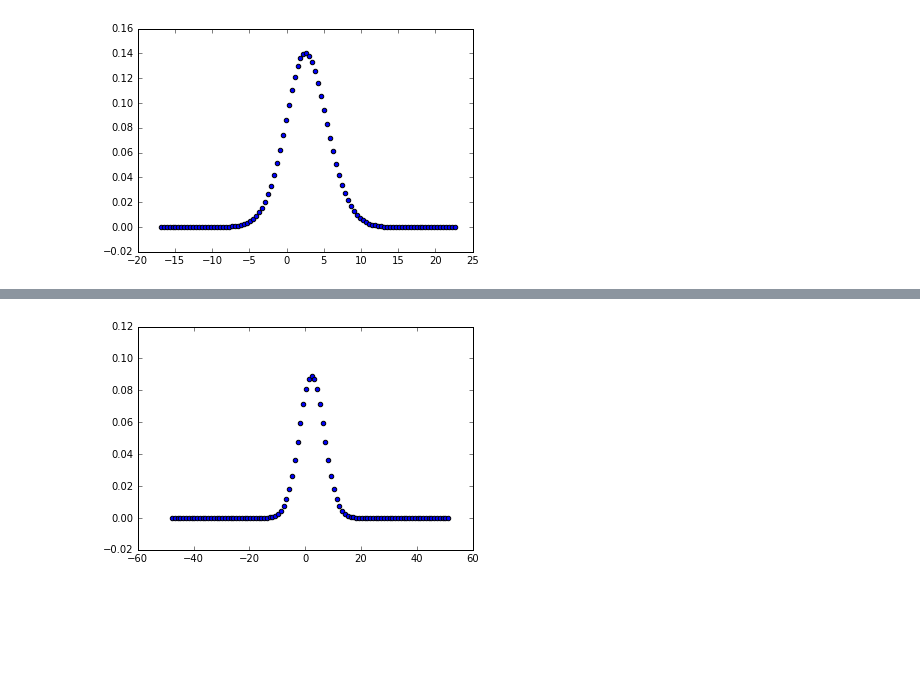
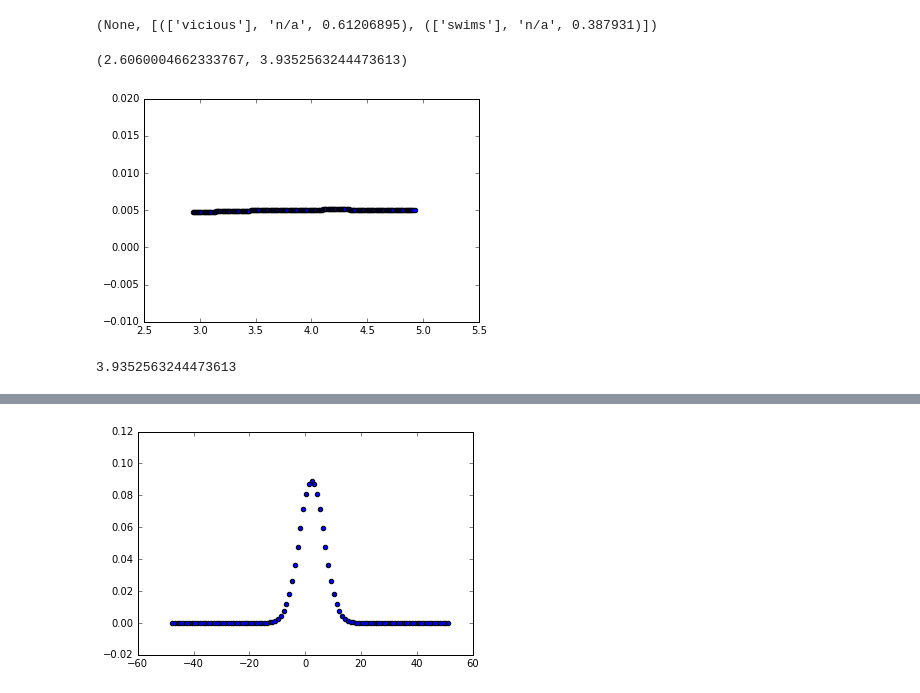
Before and after one commit to reubenharry/Distributional-RSA, a Jupyter notebook: worlds.ipynb, the cells around one changed output, grey strips where cells are left out. Saved outputs shown, nothing was run; the diff lists cells and outputs as text; code cells hidden in the pictures; blank space fills up the shorter version.

```diff
--- a/worlds.ipynb
+++ b/worlds.ipynb
@@ -206,5 +147,16 @@ print(params.subspace_prior_means[line][qud])
-# %%
-vals = params.marginals[line]
-hm = matplotlib.pyplot.scatter(x=(np.arange(-50,50)*0.4)+params.subspace_prior_means[line][0],y=vals)
-# %% [output]
-[figure, removed]
+# %%
+results
+# %% [output]
+(None, [(['vicious'], 'n/a', 0.61206895), (['swims'], 'n/a', 0.387931)])
+# %%
+visualize(params,0,100,0.01)
+
+# params.subspace_means[0][0]
+# %% [output]
+(2.6060004662333767, 3.9352563244473613)
+[figure, added]
+# %%
+params.subspace_prior_means[0][0]
+# params.subspace_means[0][0]
+# %% [output]
+3.9352563244473613
```
Also changed, not shown: parts of 13 cells of this notebook, 9 other files.
